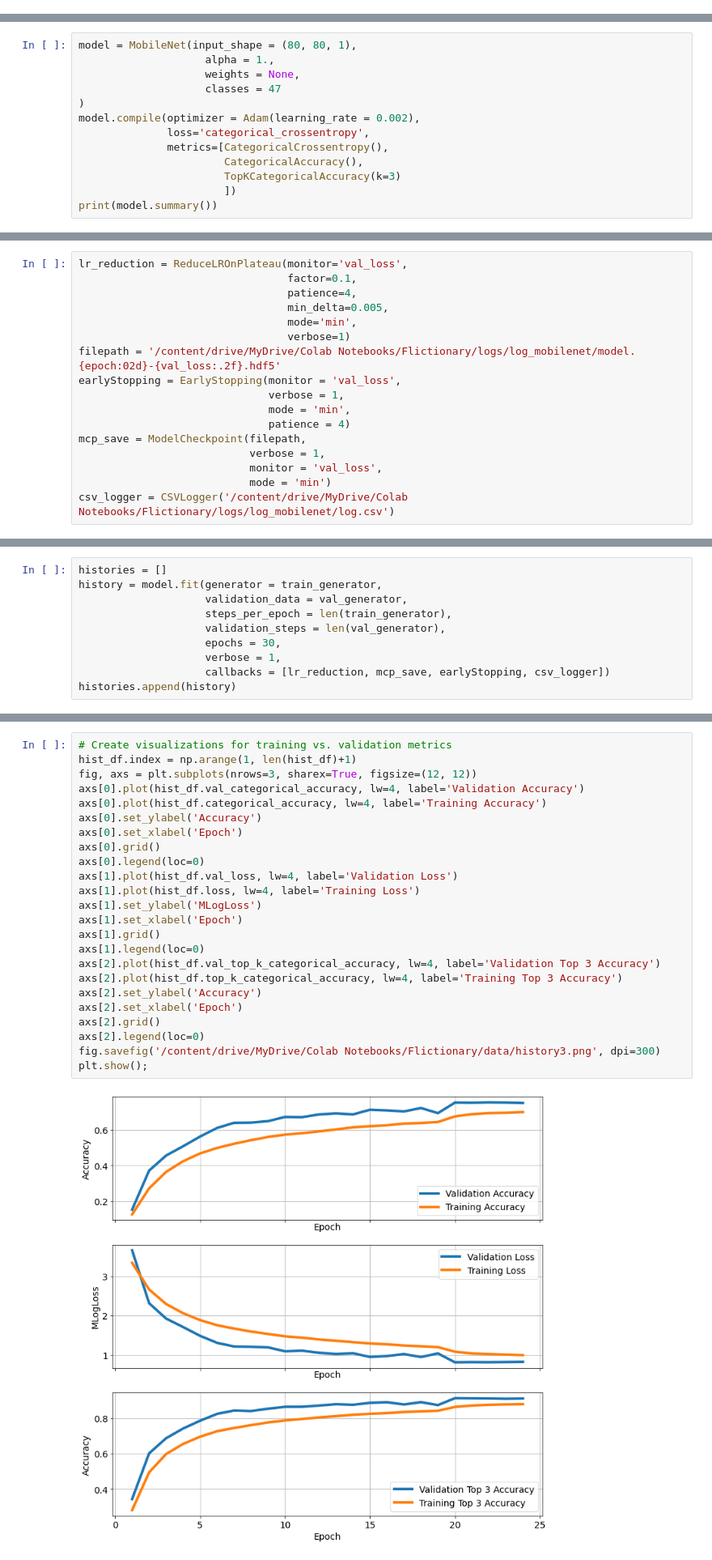
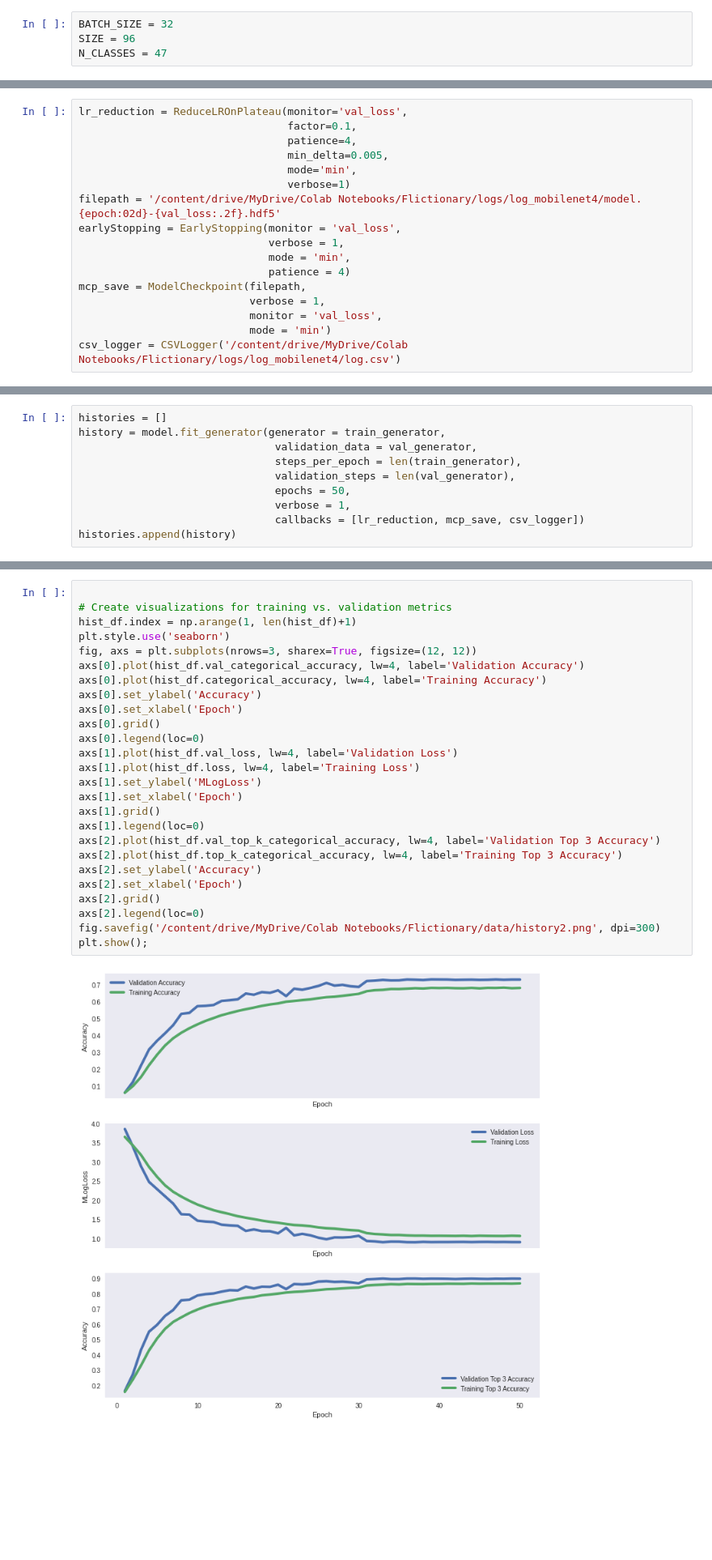
Before and after one commit to datascisteven/Flictionary, a Jupyter notebook: notebooks/mobilenet.ipynb, the cells around one changed output, grey strips where cells are left out. Shown: that part at 81% size. Drawn from its saved outputs; the diff is of its cells as text; blank space fills up the shorter version.

```diff
--- a/notebooks/mobilenet.ipynb
+++ b/notebooks/mobilenet.ipynb
@@ -451,4 +352,8 @@ y_tt = pickle.load(open('/content/drive/MyDrive/Colab Notebooks/Flictionary/data
 <a href='#0'>Back to Top</a>
 # %% [markdown]
 ## Generating Datasets
+# %%
+BATCH_SIZE = 32
+SIZE = 96
+N_CLASSES = 47
 # %%
@@ -495,13 +444,0 @@ test_generator = datagen.flow(X_tt, y_tt,
-# %%
-model = MobileNet(input_shape = (80, 80, 1),
-                    alpha = 1.,
-                    weights = None,
-                    classes = 47
-)
-model.compile(optimizer = Adam(learning_rate = 0.002),
-              loss='categorical_crossentropy',
-              metrics=[CategoricalCrossentropy(),
-                       CategoricalAccuracy(),
-                       TopKCategoricalAccuracy(k=3)
-                       ])
-print(model.summary())
@@ -532,7 +451,7 @@ lr_reduction = ReduceLROnPlateau(monitor='val_loss',
                                  min_delta=0.005,
                                  mode='min',
                                  verbose=1)
-filepath = '/content/drive/MyDrive/Colab Notebooks/Flictionary/logs/log_mobilenet/model.{epoch:02d}-{val_loss:.2f}.hdf5'
+filepath = '/content/drive/MyDrive/Colab Notebooks/Flictionary/logs/log_mobilenet4/model.{epoch:02d}-{val_loss:.2f}.hdf5'
 earlyStopping = EarlyStopping(monitor = 'val_loss',
                               verbose = 1,
                               mode = 'min',
@@ -541,17 +460,17 @@ mcp_save = ModelCheckpoint(filepath,
                            verbose = 1,
                            monitor = 'val_loss',
                            mode = 'min')
-csv_logger = CSVLogger('/content/drive/MyDrive/Colab Notebooks/Flictionary/logs/log_mobilenet/log.csv')
+csv_logger = CSVLogger('/content/drive/MyDrive/Colab Notebooks/Flictionary/logs/log_mobilenet4/log.csv')
 # %% [markdown]
 ## Training the Model
 # %%
 histories = []
-history = model.fit(generator = train_generator,
-                    validation_data = val_generator,
-                    steps_per_epoch = len(train_generator),
-                    validation_steps = len(val_generator),
-                    epochs = 30,
-                    verbose = 1,
-                    callbacks = [lr_reduction, mcp_save, earlyStopping, csv_logger])
+history = model.fit_generator(generator = train_generator,
+                               validation_data = val_generator,
+                               steps_per_epoch = len(train_generator),
+                               validation_steps = len(val_generator),
+                               epochs = 50,
+                               verbose = 1,
+                               callbacks = [lr_reduction, mcp_save, csv_logger])
 histories.append(history)
 # %% [output]
@@ -604,29 +531,31 @@ hist_df
 # %%
+
 # Create visualizations for training vs. validation metrics
 hist_df.index = np.arange(1, len(hist_df)+1)
+plt.style.use('seaborn')
 fig, axs = plt.subplots(nrows=3, sharex=True, figsize=(12, 12))
 axs[0].plot(hist_df.val_categorical_accuracy, lw=4, label='Validation Accuracy')
 axs[0].plot(hist_df.categorical_accuracy, lw=4, label='Training Accuracy')
 axs[0].set_ylabel('Accuracy')
 axs[0].set_xlabel('Epoch')
 axs[0].grid()
 axs[0].legend(loc=0)
 axs[1].plot(hist_df.val_loss, lw=4, label='Validation Loss')
 axs[1].plot(hist_df.loss, lw=4, label='Training Loss')
 axs[1].set_ylabel('MLogLoss')
 axs[1].set_xlabel('Epoch')
 axs[1].grid()
 axs[1].legend(loc=0)
 axs[2].plot(hist_df.val_top_k_categorical_accuracy, lw=4, label='Validation Top 3 Accuracy')
 axs[2].plot(hist_df.top_k_categorical_accuracy, lw=4, label='Training Top 3 Accuracy')
 axs[2].set_ylabel('Accuracy')
 axs[2].set_xlabel('Epoch')
 axs[2].grid()
 axs[2].legend(loc=0)
-fig.savefig('/content/drive/MyDrive/Colab Notebooks/Flictionary/data/history3.png', dpi=300)
+fig.savefig('/content/drive/MyDrive/Colab Notebooks/Flictionary/data/history2.png', dpi=300)
 plt.show();
 # %% [output]
-[figure, old version]
+[figure, new version]
 # %% [markdown]
 ## Loading the Model
 # %%
```
Also changed, not shown: parts of 55 cells of this notebook, 17 other files.
